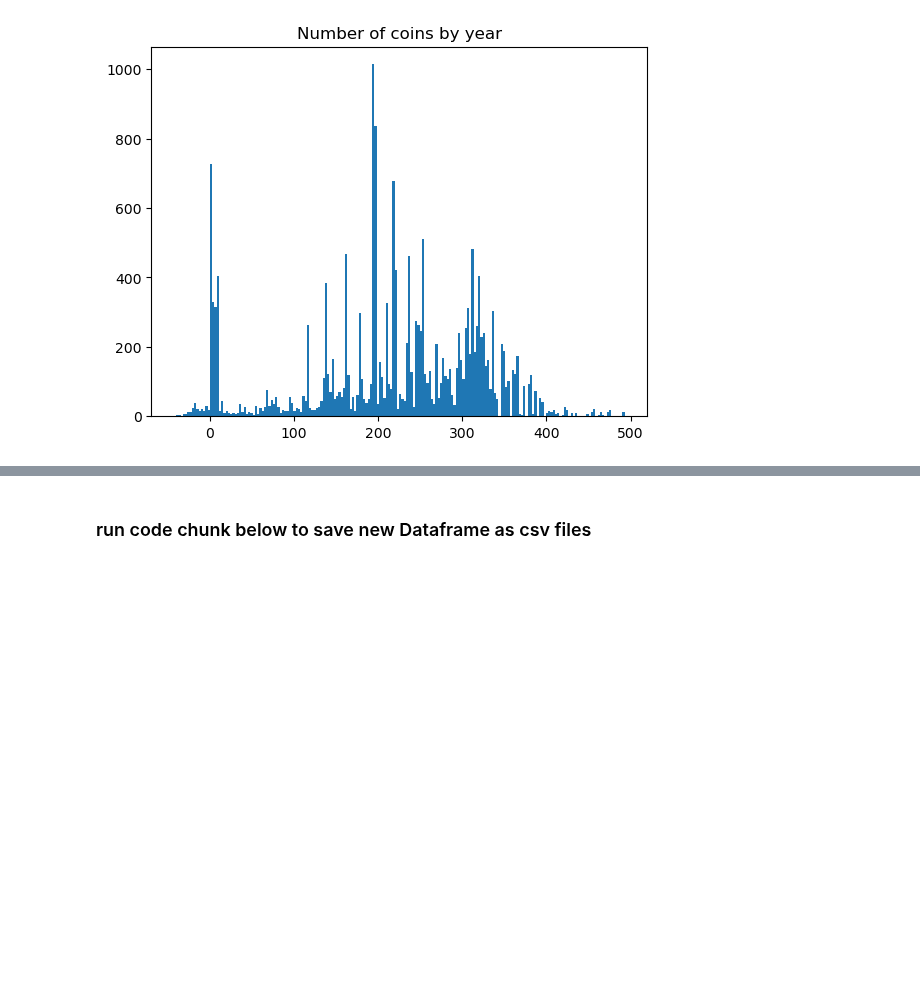
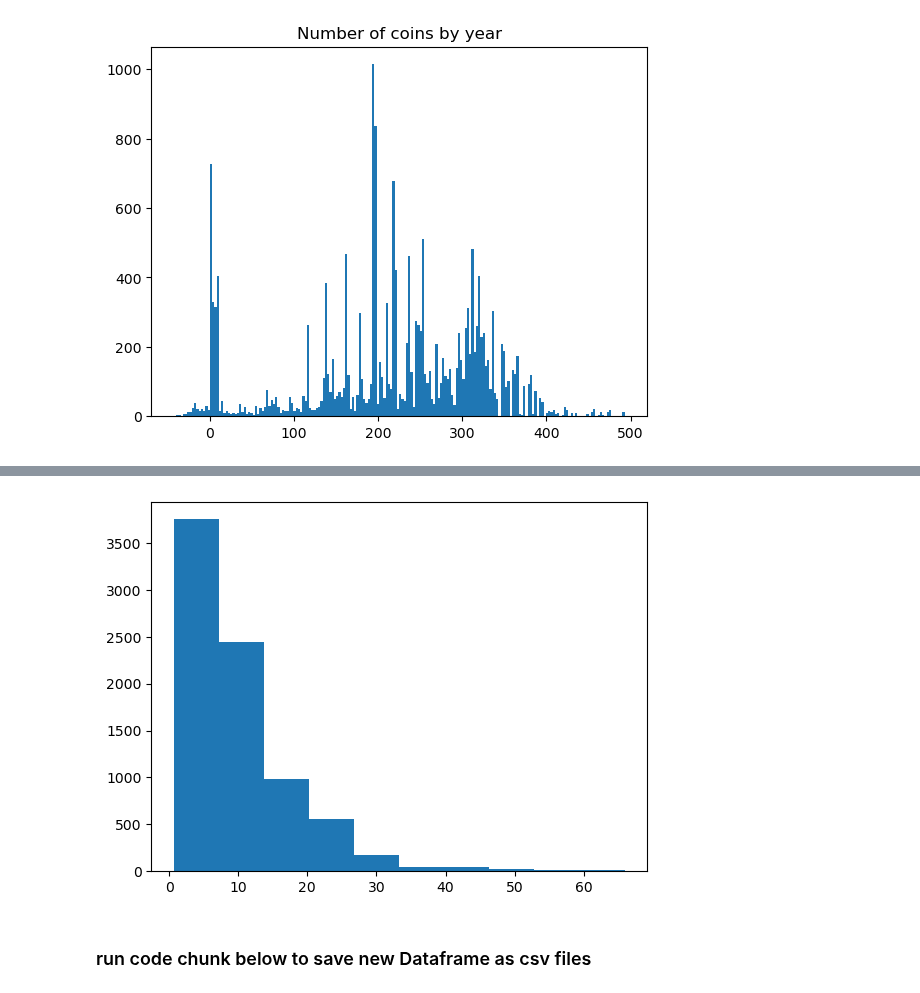
Before and after one commit to vbalalian/data-portfolio, a Jupyter notebook: Roman_coins/Roman_Coin_Webscraping.ipynb, the cells around one changed output, grey strips where cells are left out. Drawn from its saved outputs; the diff is of its cells as text; code cells hidden in the pictures; blank space fills up the shorter version.

Commit message:
Add roman_coins_mass, plot filtered histogram

```diff
--- a/Roman_coins/Roman_Coin_Webscraping.ipynb
+++ b/Roman_coins/Roman_Coin_Webscraping.ipynb
@@ -578,3 +578,6 @@ plt.title('Number of coins by year')
 plt.show()
 # %% [output]
 [figure]
+# %%
+roman_coins_mass = roman_coins.dropna(subset=['metal', 'mass'])
+pd.to_numeric(roman_coins_mass['mass']).describe(percentiles=[.001, .01, .05, .25, .5, .75, .95, .99, .999])
@@ -580,0 +600,3 @@ plt.show()
+# %%
+roman_coins_mass = roman_coins_mass.query('mass>.6 and mass<66')
+pd.to_numeric(roman_coins_mass['mass']).describe()
@@ -581,3 +613,9 @@ plt.show()
+# %%
+
+plt.hist(x=roman_coins_mass['mass'])
+plt.show()
+# %% [output]
+[figure, added]
 # %% [markdown]
 ### run code chunk below to save new Dataframe as csv files
 # %%
```
Also changed, not shown: parts of 4 cells of this notebook, 1 other file.
